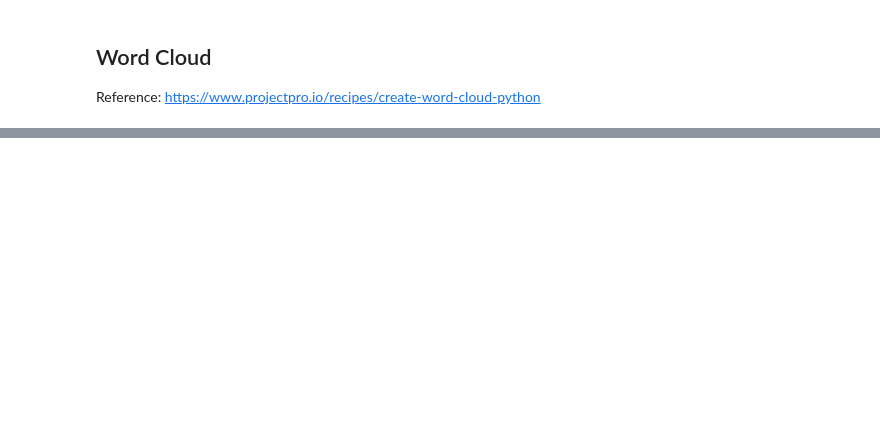
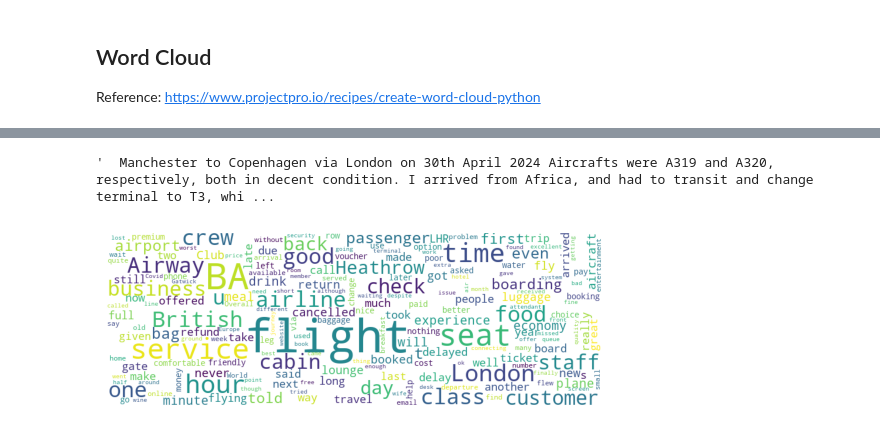
Before and after one commit to kkpro18/BritishAirwaysDataScientistJobSimulation, a Jupyter notebook: DataAnalysis.ipynb, the cells around one changed output, grey strips where cells are left out. Saved outputs shown, nothing was run; the diff lists cells and outputs as text; code cells hidden in the pictures; blank space fills up the shorter version.

```diff
--- a/DataAnalysis.ipynb
+++ b/DataAnalysis.ipynb
@@ -93,0 +252,27 @@ https://www.projectpro.io/recipes/create-word-cloud-python
+# %%
+from wordcloud import WordCloud, STOPWORDS
+all_reviews_combined = ""
+for review in reviews['Review']:
+    all_reviews_combined += "".join(review)
+# %%
+all_reviews_combined
+# %% [output]
+'  Manchester to Copenhagen via London on 30th April 2024 Aircrafts were A319 and A320, respectively, both in decent condition. I arrived from Africa, and had to transit and change terminal to T3, whi ...
+# %%
+from PIL import Image
+import numpy as np
+mask = np.array(Image.open("airplane_shape.png"))
+# %%
+word_cloud = WordCloud(
+        random_state=18,
+        background_color="white",
+        collocations=False,
+        stopwords=STOPWORDS,
+        mask=mask
+).generate(all_reviews_combined)
+# %%
+plt.imshow(word_cloud)
+plt.axis("off")
+plt.show()
+# %% [output]
+[figure, added]
```
Also changed, not shown: parts of 18 cells of this notebook, 1 other file.
